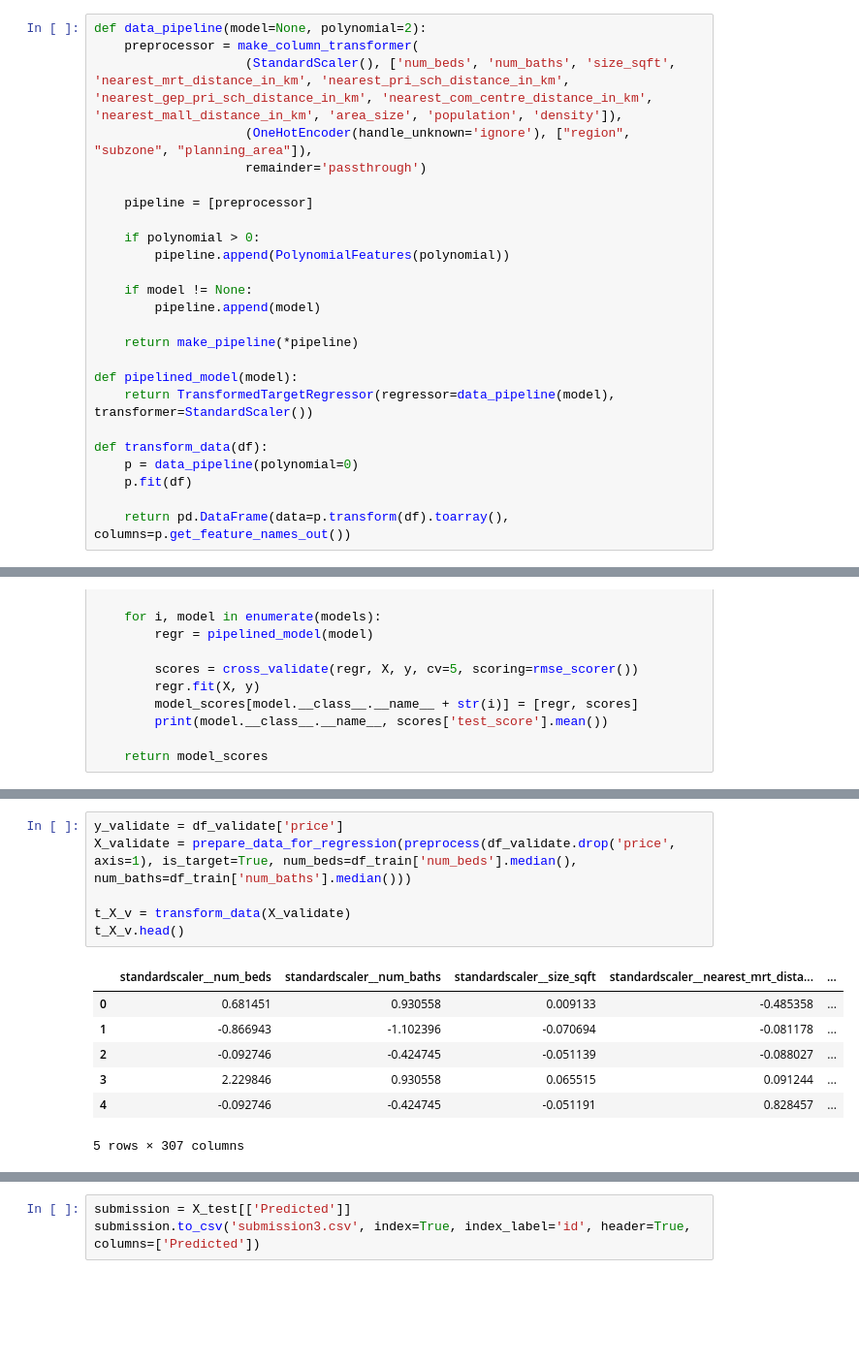
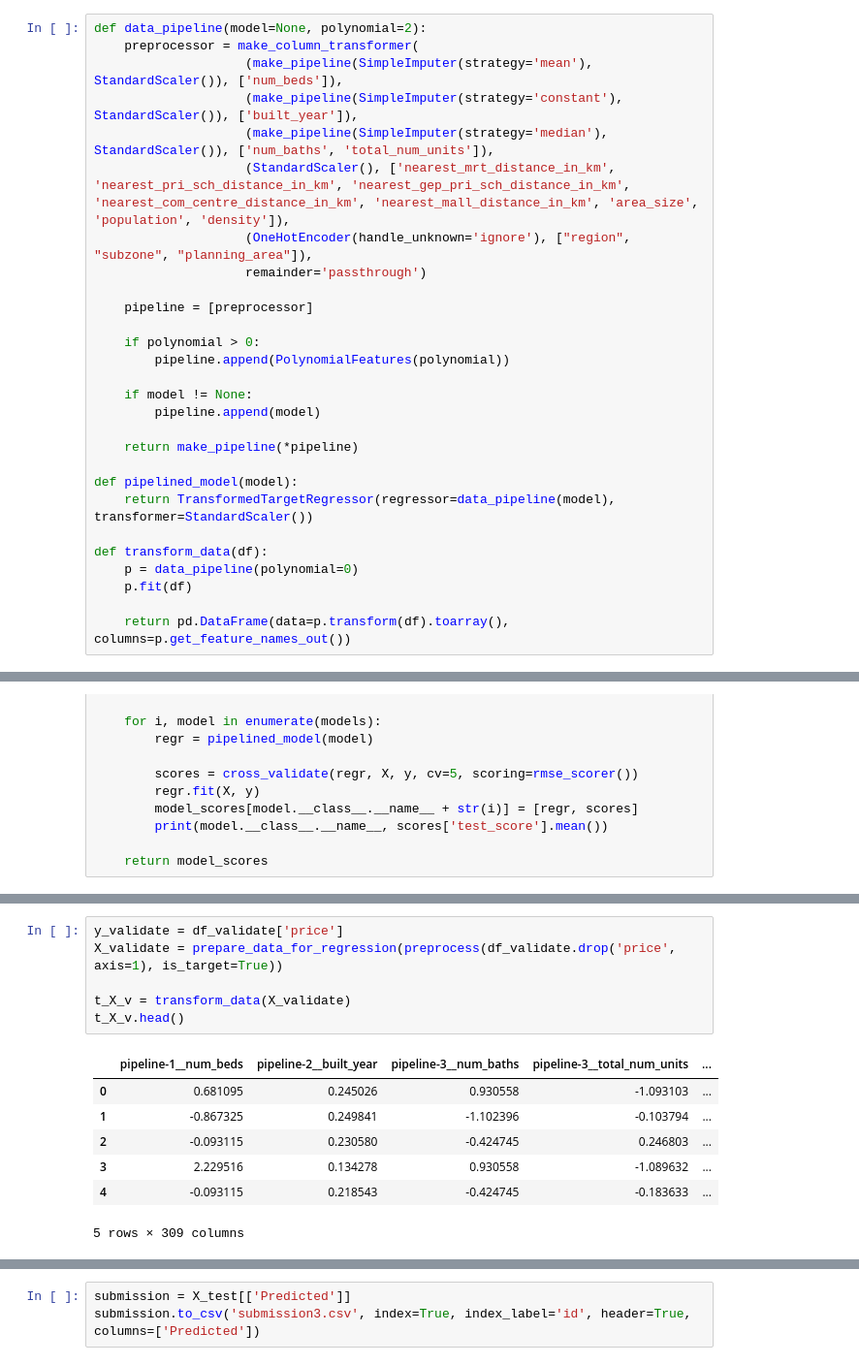
Before and after one commit to coby9241/cs5228-project, a Jupyter notebook: task1/Task1_Soedar-4-Predict.ipynb, the cells around one changed output, grey strips where cells are left out. Shown at 97% size. Saved outputs shown, nothing was run; the diff lists cells and outputs as text; blank space fills up the shorter version.

Commit message:
Impute using pipeline

```diff
--- a/task1/Task1_Soedar-4-Predict.ipynb
+++ b/task1/Task1_Soedar-4-Predict.ipynb
@@ -135,7 +135,10 @@ y_train = df_train['price']
 # %%
 def data_pipeline(model=None, polynomial=2):
     preprocessor = make_column_transformer(
-                    (StandardScaler(), ['num_beds', 'num_baths', 'size_sqft', 'nearest_mrt_distance_in_km', 'nearest_pri_sch_distance_in_km', 'nearest_gep_pri_sch_distance_in_km', 'nearest_com_centre_distance_in_km', 'nearest_mall_distance_in_km', 'area_size', 'population', 'density']),
+                    (make_pipeline(SimpleImputer(strategy='mean'), StandardScaler()), ['num_beds']),
+                    (make_pipeline(SimpleImputer(strategy='constant'), StandardScaler()), ['built_year']),
+                    (make_pipeline(SimpleImputer(strategy='median'), StandardScaler()), ['num_baths', 'total_num_units']),
+                    (StandardScaler(), ['nearest_mrt_distance_in_km', 'nearest_pri_sch_distance_in_km', 'nearest_gep_pri_sch_distance_in_km', 'nearest_com_centre_distance_in_km', 'nearest_mall_distance_in_km', 'area_size', 'population', 'density']),
                     (OneHotEncoder(handle_unknown='ignore'), ["region", "subzone", "planning_area"]),
                     remainder='passthrough')
 
@@ -210,17 +213,17 @@ XGBRegressor -793231.7652274027
 # %%
 y_validate = df_validate['price']
-X_validate = prepare_data_for_regression(preprocess(df_validate.drop('price', axis=1), is_target=True, num_beds=df_train['num_beds'].median(), num_baths=df_train['num_baths'].median()))
+X_validate = prepare_data_for_regression(preprocess(df_validate.drop('price', axis=1), is_target=True))
 
 t_X_v = transform_data(X_validate)
 t_X_v.head()
 # %% [output]
-|  | standardscaler__num_beds | standardscaler__num_baths | standardscaler__size_sqft | standardscaler__nearest_mrt_dista... | ... |
-| 0 | 0.681451 | 0.930558 | 0.009133 | -0.485358 | ... |
-| 1 | -0.866943 | -1.102396 | -0.070694 | -0.081178 | ... |
-| 2 | -0.092746 | -0.424745 | -0.051139 | -0.088027 | ... |
-| 3 | 2.229846 | 0.930558 | 0.065515 | 0.091244 | ... |
-| 4 | -0.092746 | -0.424745 | -0.051191 | 0.828457 | ... |
+|  | pipeline-1__num_beds | pipeline-2__built_year | pipeline-3__num_baths | pipeline-3__total_num_units | ... |
+| 0 | 0.681095 | 0.245026 | 0.930558 | -1.093103 | ... |
+| 1 | -0.867325 | 0.249841 | -1.102396 | -0.103794 | ... |
+| 2 | -0.093115 | 0.230580 | -0.424745 | 0.246803 | ... |
+| 3 | 2.229516 | 0.134278 | 0.930558 | -1.089632 | ... |
+| 4 | -0.093115 | 0.218543 | -0.424745 | -0.183633 | ... |
-5 rows × 307 columns
+5 rows × 309 columns
 # %%
 t_X_v[t_X_v.isna().any(axis=1)]
 # %% [output]
```
Also changed, not shown: parts of 11 cells of this notebook, 3 other files.
